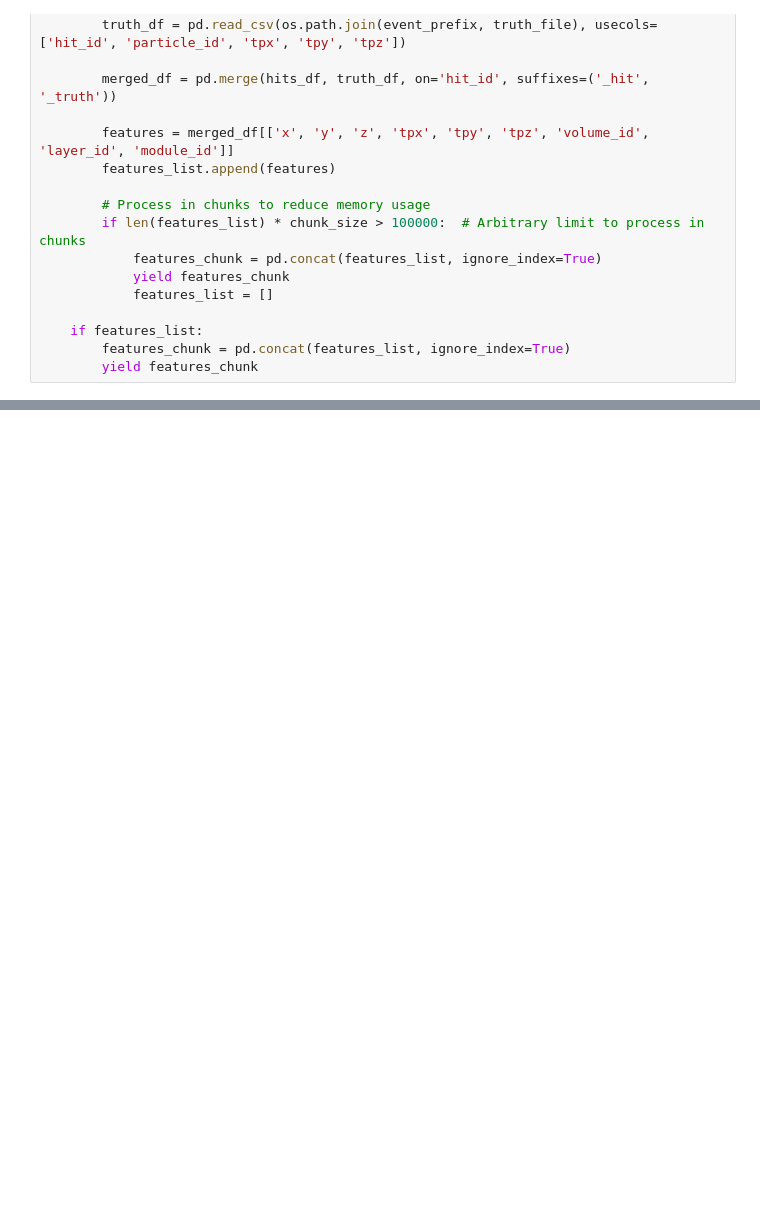
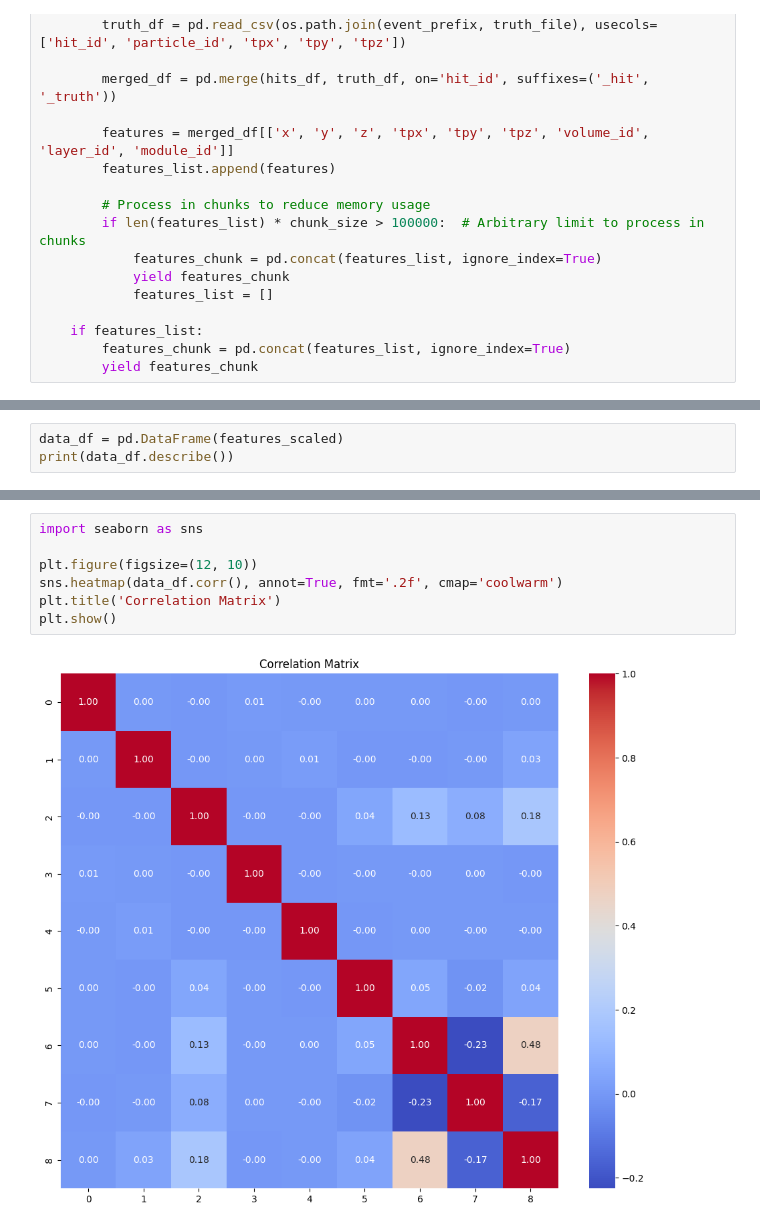
Before and after one commit to herormo/anomaly-detection-HEP, a Jupyter notebook: main.ipynb, the cells around one changed output, grey strips where cells are left out. Cells and saved outputs as stored; diff of their text form; blank space fills up the shorter version.

```diff
--- a/main.ipynb
+++ b/main.ipynb
@@ -115,0 +112,3 @@ tensor([[-0.3279, -0.0070, -1.4202,  ..., -1.1444, -1.1566, -0.7123],
+# %%
+data_df = pd.DataFrame(features_scaled)
+print(data_df.describe())
@@ -115,0 +130,9 @@ tensor([[-0.3279, -0.0070, -1.4202,  ..., -1.1444, -1.1566, -0.7123],
+# %%
+import seaborn as sns
+
+plt.figure(figsize=(12, 10))
+sns.heatmap(data_df.corr(), annot=True, fmt='.2f', cmap='coolwarm')
+plt.title('Correlation Matrix')
+plt.show()
+# %% [output]
+[figure, added]
```
Also changed, not shown: parts of 23 cells of this notebook, 1 other file.
